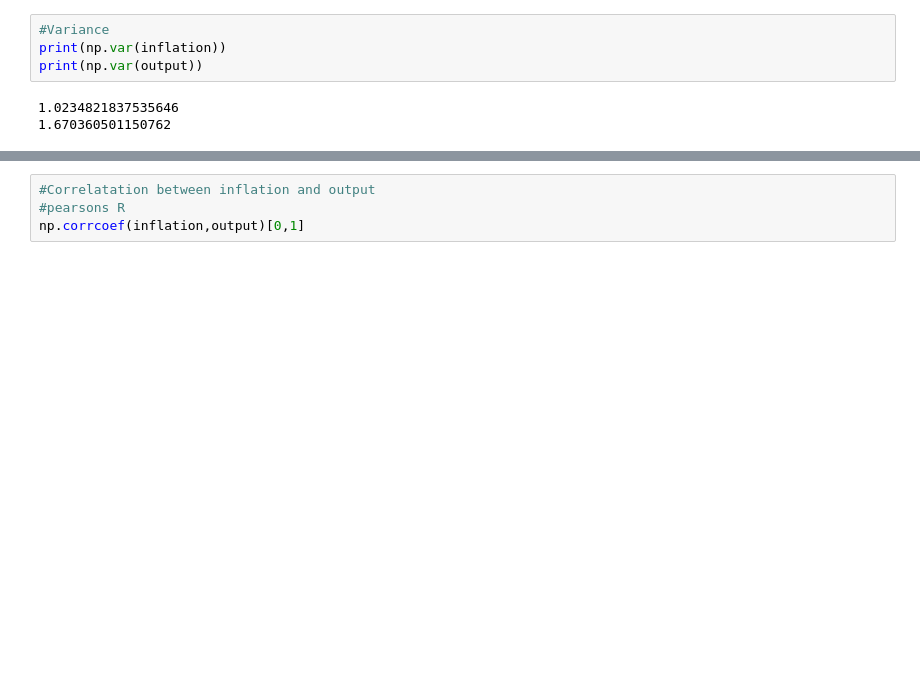
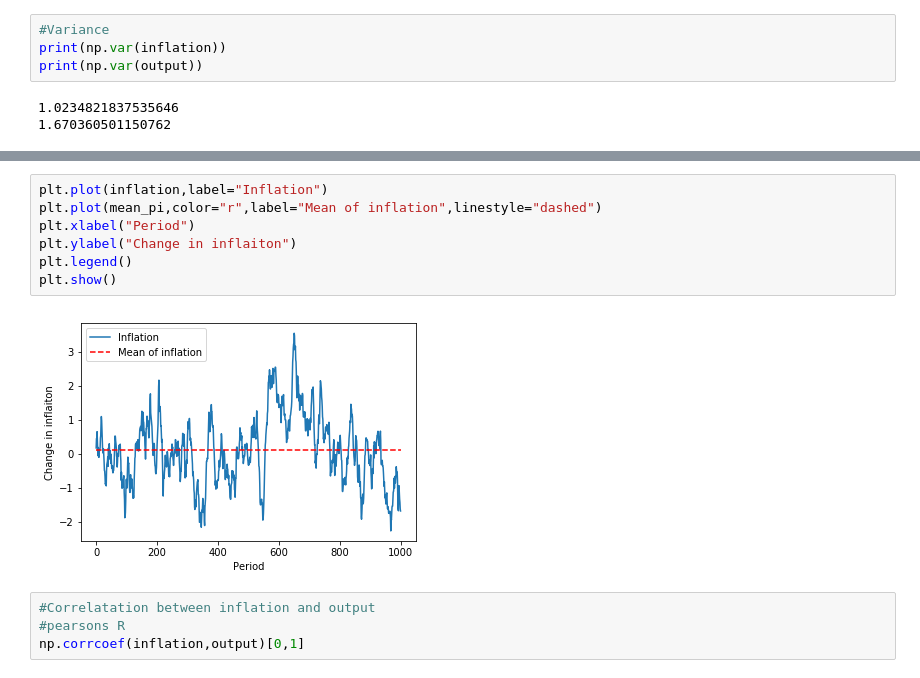
Before and after one commit to NumEconCopenhagen/projects-2019-al, a Jupyter notebook: examproject/examproject.ipynb, the cells around one changed output, grey strips where cells are left out. Cells and saved outputs as stored; diff of their text form; blank space fills up the shorter version.

```diff
--- a/examproject/examproject.ipynb
+++ b/examproject/examproject.ipynb
@@ -582,3 +594,12 @@ print(np.var(output))
+# %%
+plt.plot(inflation,label="Inflation")
+plt.plot(mean_pi,color="r",label="Mean of inflation",linestyle="dashed")
+plt.xlabel("Period")
+plt.ylabel("Change in inflaiton")
+plt.legend()
+plt.show()
+# %% [output]
+[figure, added]
 # %%
 #Correlatation between inflation and output
 #pearsons R
```
Also changed, not shown: parts of 3 cells of this notebook.
